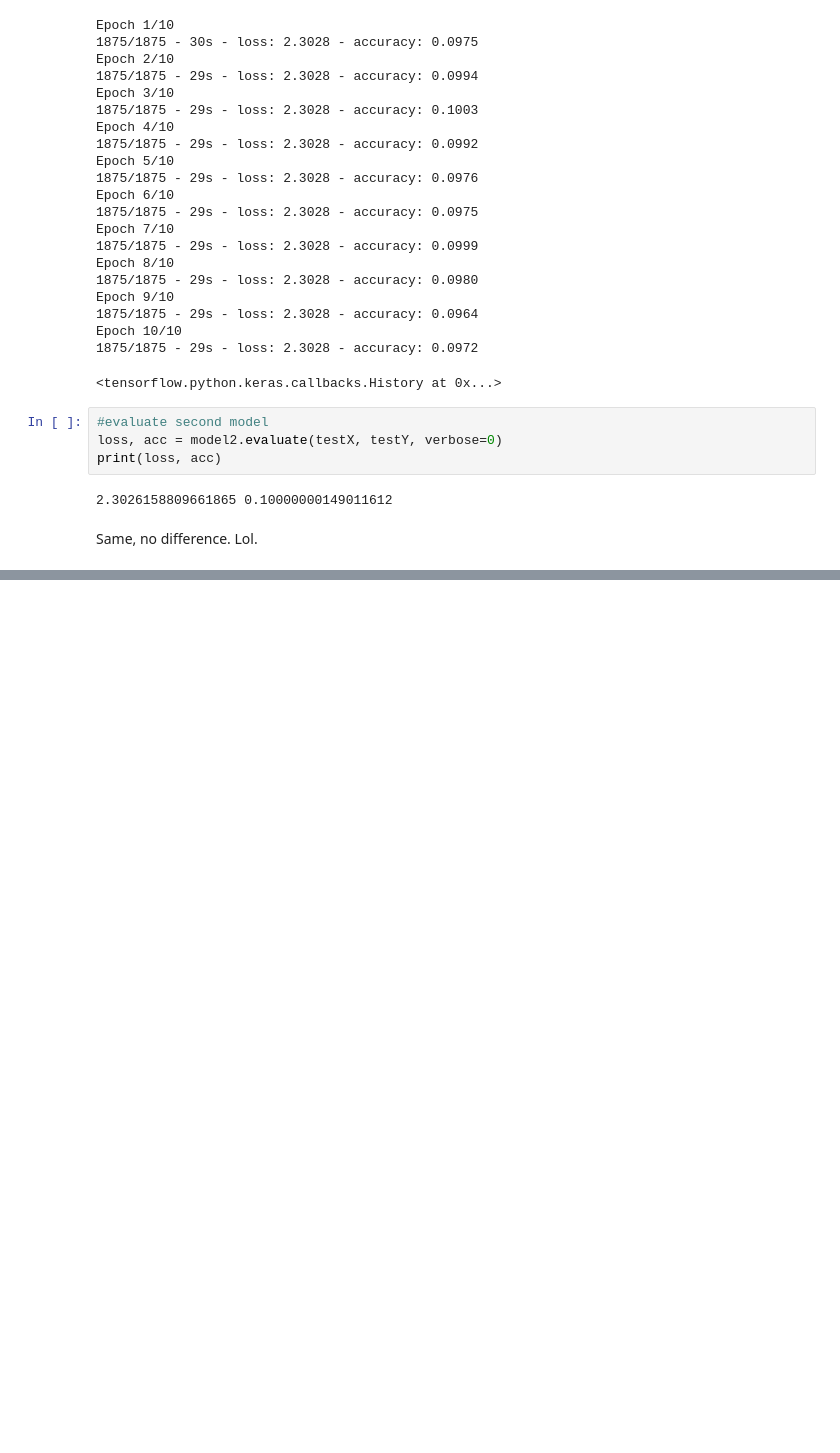
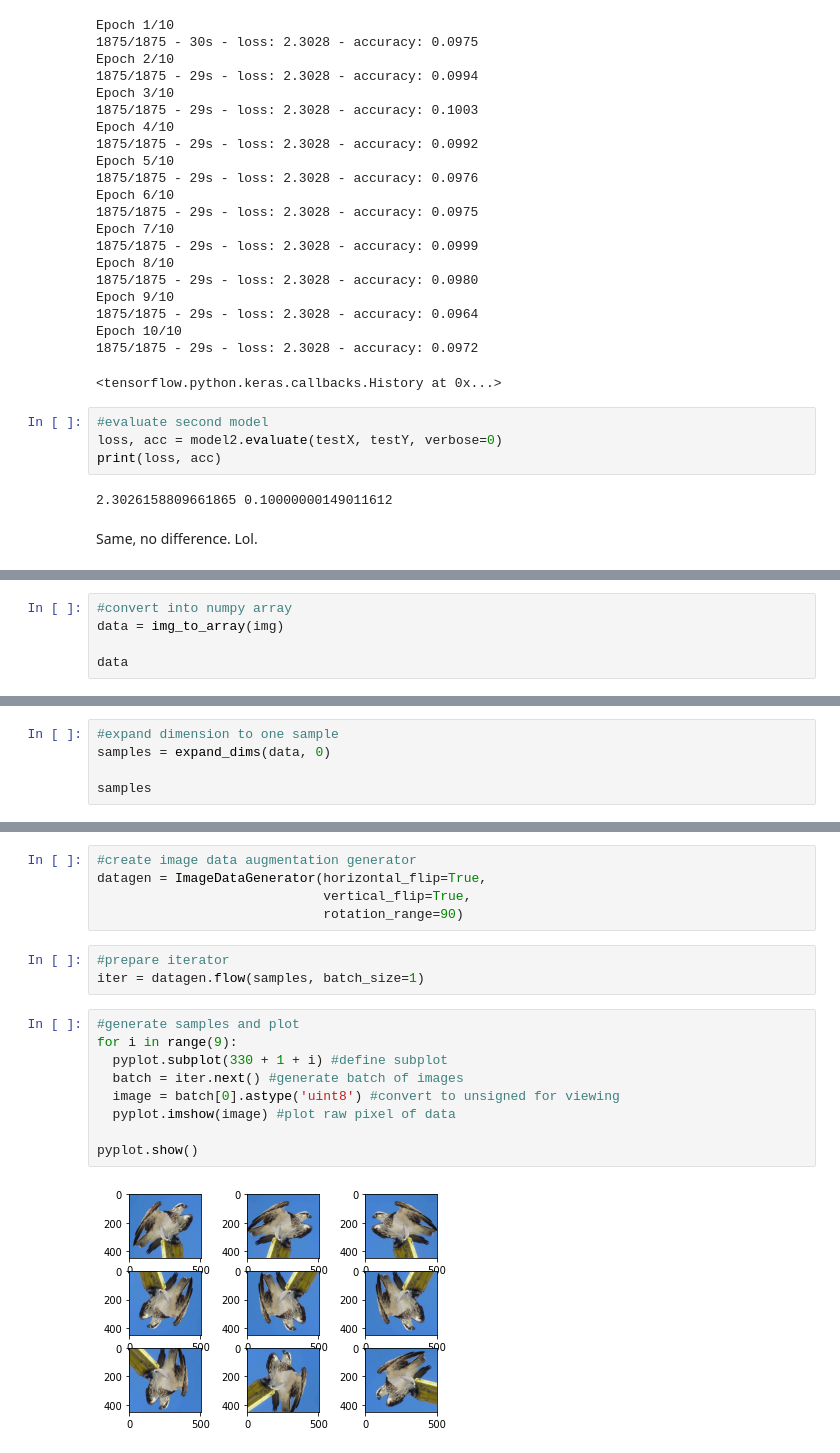
Before and after one commit to ainurafifah00/Computer_Vision, a Jupyter notebook: Intro_Computer_Vision.ipynb, the cells around one changed output, grey strips where cells are left out. Cells and saved outputs as stored; diff of their text form; blank space fills up the shorter version.

```diff
--- a/Intro_Computer_Vision.ipynb
+++ b/Intro_Computer_Vision.ipynb
@@ -362,0 +392,5 @@ Same, no difference. Lol.
+# %%
+#convert into numpy array
+data = img_to_array(img)
+
+data
@@ -362,0 +415,5 @@ Same, no difference. Lol.
+# %%
+#expand dimension to one sample
+samples = expand_dims(data, 0)
+
+samples
@@ -362,0 +438,19 @@ Same, no difference. Lol.
+# %%
+#create image data augmentation generator
+datagen = ImageDataGenerator(horizontal_flip=True,
+                             vertical_flip=True,
+                             rotation_range=90)
+# %%
+#prepare iterator
+iter = datagen.flow(samples, batch_size=1)
+# %%
+#generate samples and plot
+for i in range(9):
+  pyplot.subplot(330 + 1 + i) #define subplot
+  batch = iter.next() #generate batch of images
+  image = batch[0].astype('uint8') #convert to unsigned for viewing
+  pyplot.imshow(image) #plot raw pixel of data
+
+pyplot.show()
+# %% [output]
+[figure, added]
```
Also changed, not shown: parts of 7 cells of this notebook.
